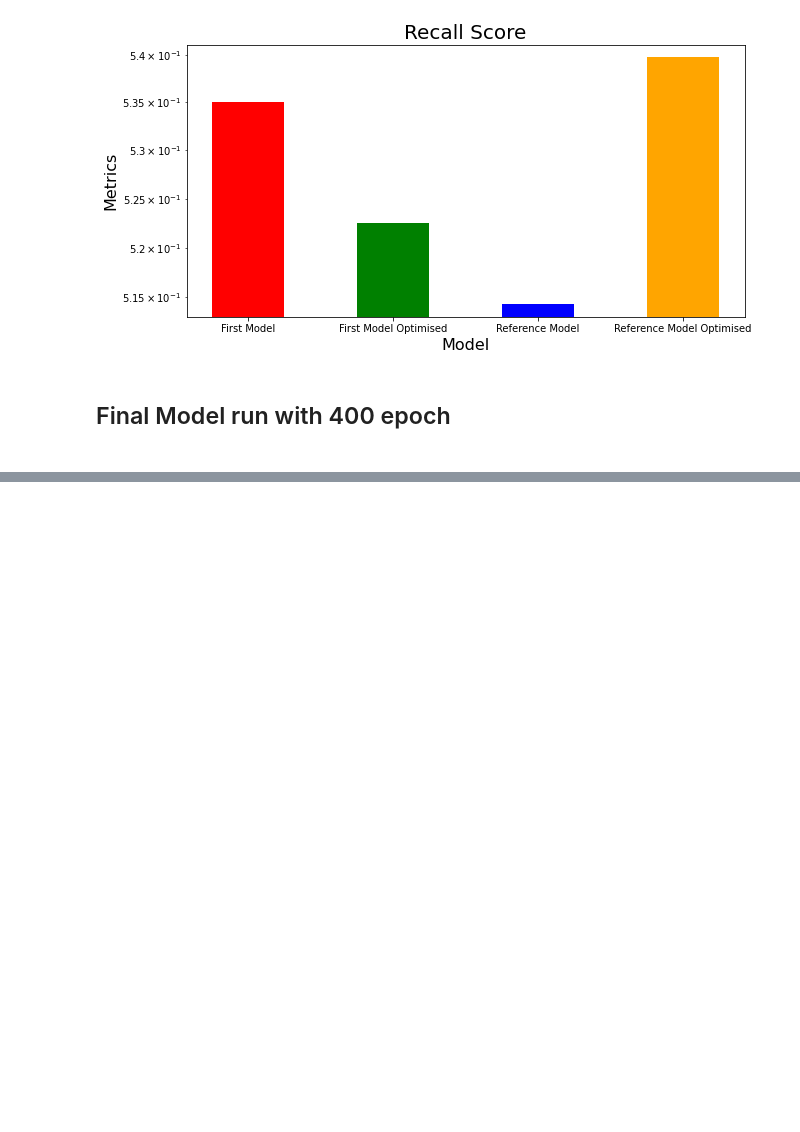
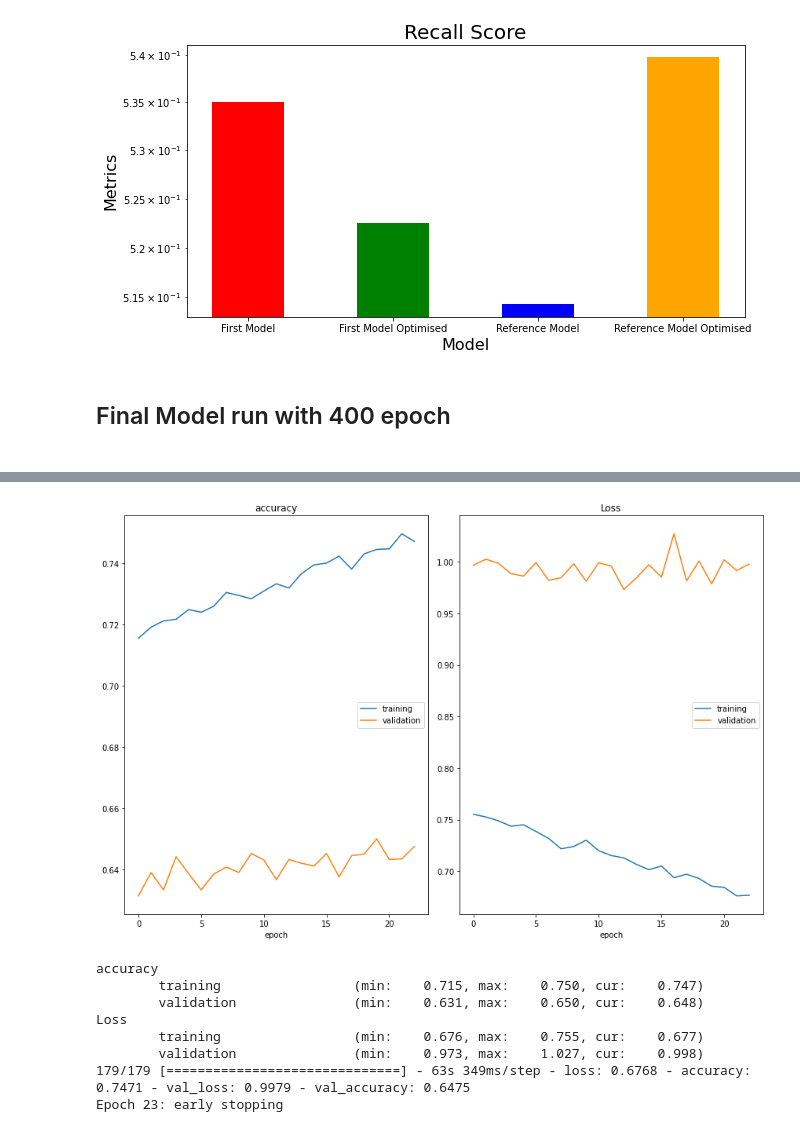
Before and after one commit to DreamyMemories/Facial-Expression-Recognition, a Jupyter notebook: main.ipynb, the cells around one changed output, grey strips where cells are left out. Drawn from its saved outputs; the diff is of its cells as text; code cells hidden in the pictures; blank space fills up the shorter version.

```diff
--- a/main.ipynb
+++ b/main.ipynb
@@ -760,0 +769,32 @@ KeyboardInterrupt:
+# %%
+# Train ref model optimised 400 epoch
+# Train model
+epochs = 100
+
+# Reduce learning rate when a metric has stopped improving
+reduce_lr = ReduceLROnPlateau(monitor='val_loss', factor=0.5, patience=1, min_lr=0.00001, mode='auto')
+
+# Stop training when val loss has stopped improving
+early_stop = tf.keras.callbacks.EarlyStopping(monitor='val_loss', min_delta=0, patience=10, verbose=1)
+
+# Save model weights
+checkpoint = ModelCheckpoint('weights/model_weights_ref_optimised_400.h5', monitor='val_accuracy', save_weights_only=True, mode='max', verbose=2)
+
+history_ref_optimised_400 = ref_model_optimised_400.fit(
+    x=train_generator,
+    steps_per_epoch=steps_per_epoch,
+    epochs=epochs,
+    validation_data=validation_generator,
+    validation_steps=validation_steps,
+    callbacks=[checkpoint, early_stop, PlotLossesKeras()],
+)
+# %% [output]
+[figure, added]
+accuracy
+        training                 (min:    0.715, max:    0.750, cur:    0.747)
+        validation               (min:    0.631, max:    0.650, cur:    0.648)
+Loss
+        training                 (min:    0.676, max:    0.755, cur:    0.677)
+        validation               (min:    0.973, max:    1.027, cur:    0.998)
+179/179 [==============================] - 63s 349ms/step - loss: 0.6768 - accuracy: 0.7471 - val_loss: 0.9979 - val_accuracy: 0.6475
+Epoch 23: early stopping
```
Also changed, not shown: parts of 12 cells of this notebook, 13 other files.
